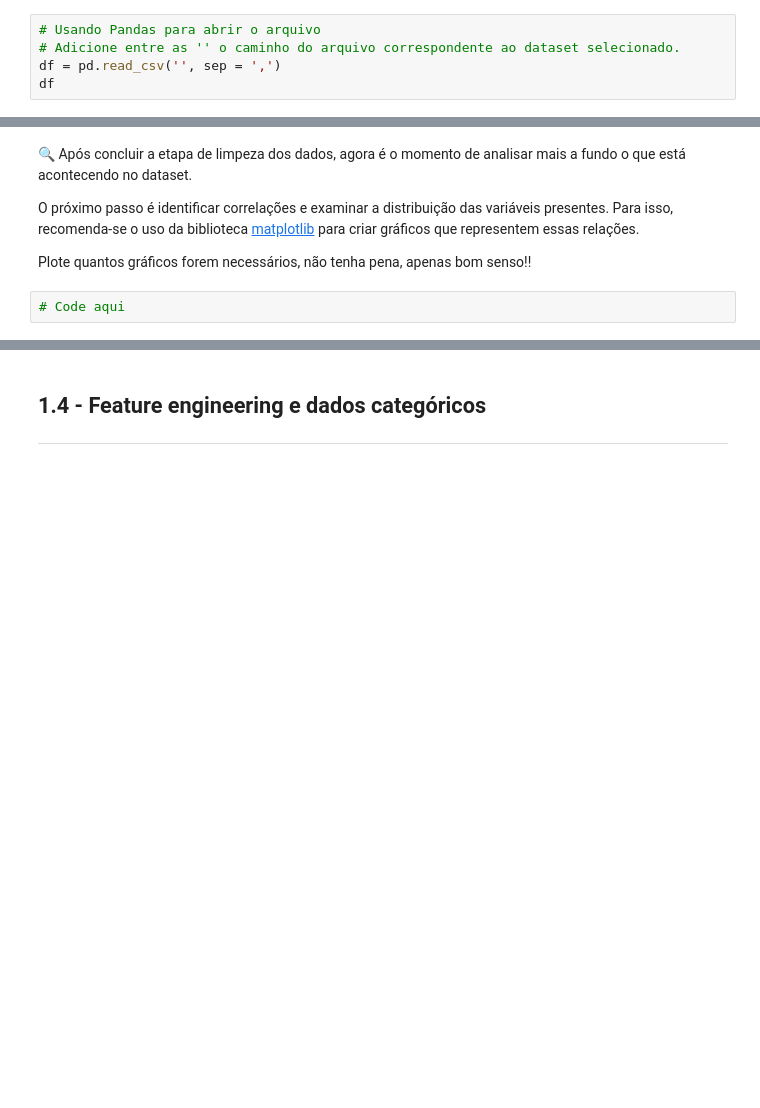
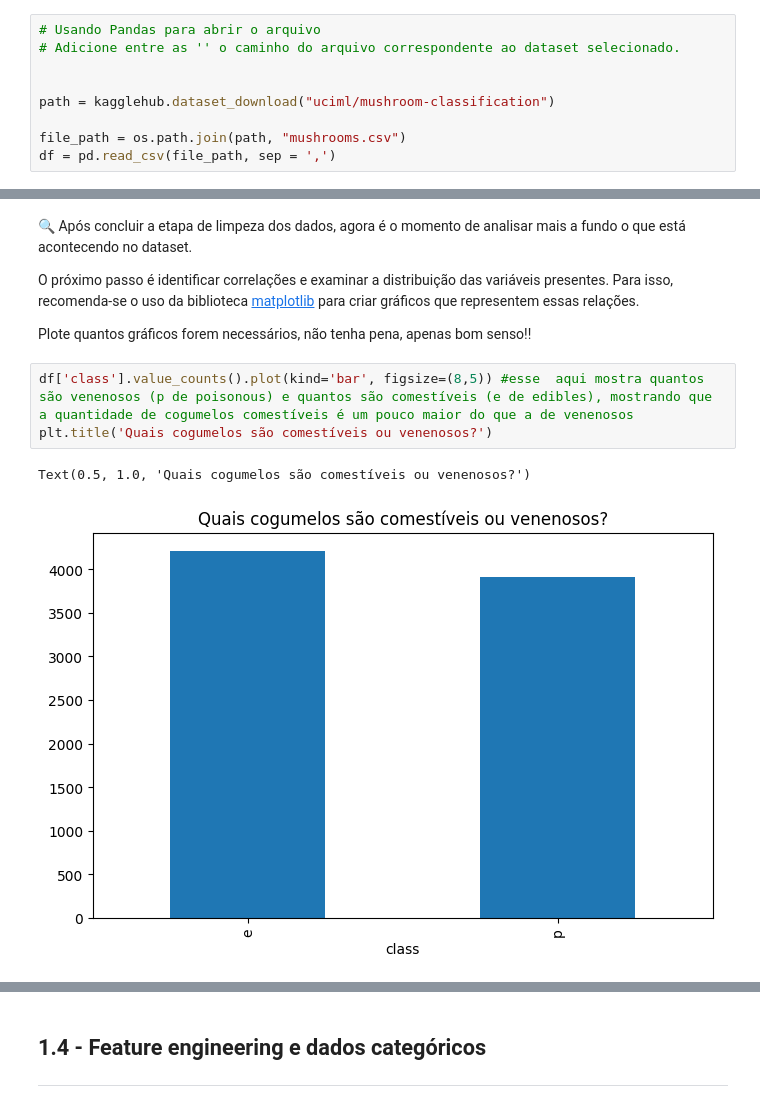
Before and after one commit to arthurcunha-software/Atividade-de-Analise-Exploratoria-de-Dados, a Jupyter notebook: notebook_EDA.ipynb, the cells around one changed output, grey strips where cells are left out. Drawn from its saved outputs; the diff is of its cells as text; blank space fills up the shorter version.

```diff
--- a/notebook_EDA.ipynb
+++ b/notebook_EDA.ipynb
@@ -29,5 +42,9 @@ import numpy as np
 # %%
 # Usando Pandas para abrir o arquivo
 # Adicione entre as '' o caminho do arquivo correspondente ao dataset selecionado.
-df = pd.read_csv('', sep = ',')
-df
+
+
+path = kagglehub.dataset_download("uciml/mushroom-classification")
+
+file_path = os.path.join(path, "mushrooms.csv")
+df = pd.read_csv(file_path, sep = ',')
@@ -110,4 +206,8 @@ O próximo passo é identificar correlações e examinar a distribuição das va
 
 Plote quantos gráficos forem necessários, não tenha pena, apenas bom senso!!
 # %%
-# Code aqui
+df['class'].value_counts().plot(kind='bar', figsize=(8,5)) #esse  aqui mostra quantos são venenosos (p de poisonous) e quantos são comestíveis (e de edibles), mostrando que a quantidade de cogumelos comestíveis é um pouco maior do que a de venenosos
+plt.title('Quais cogumelos são comestíveis ou venenosos?')
+# %% [output]
+Text(0.5, 1.0, 'Quais cogumelos são comestíveis ou venenosos?')
+[figure, added]
```
Also changed, not shown: parts of 15 cells of this notebook, 2 other files.
